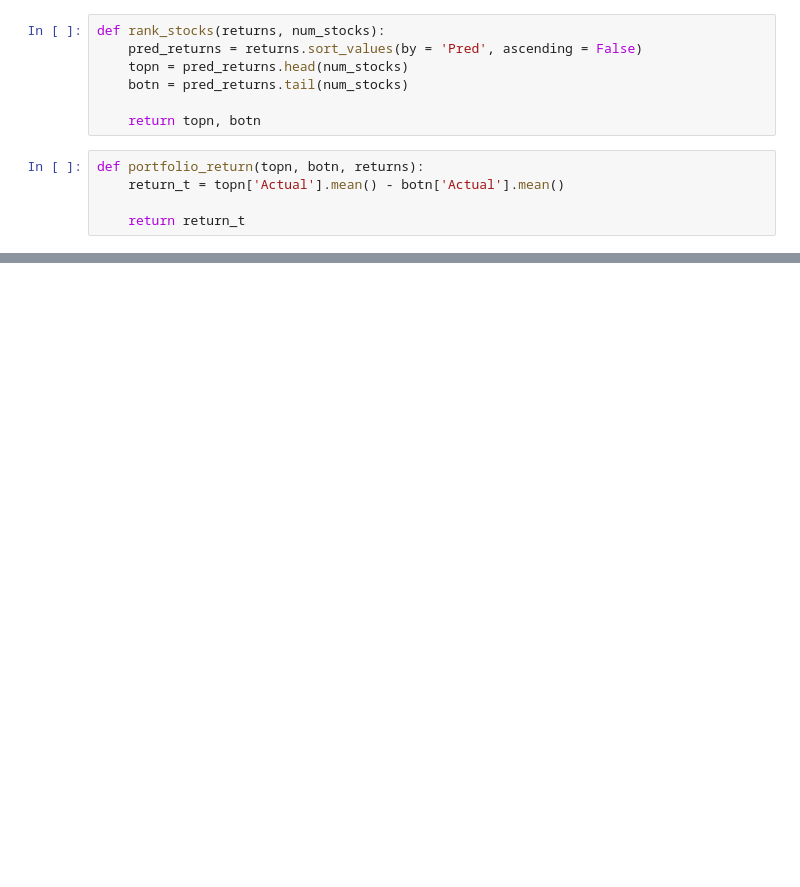
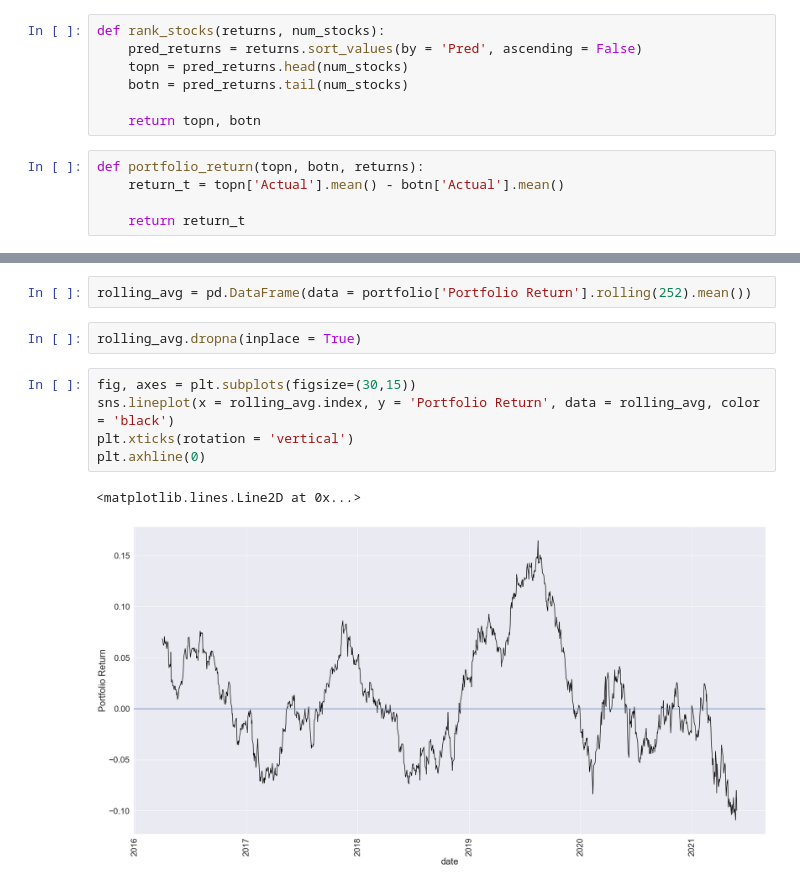
Before and after one commit to jeremylee73/differential-capital, a Jupyter notebook: Integrated Model-RNN.ipynb, the cells around one changed output, grey strips where cells are left out. Saved outputs shown, nothing was run; the diff lists cells and outputs as text; blank space fills up the shorter version.

```diff
--- a/Integrated Model-RNN.ipynb
+++ b/Integrated Model-RNN.ipynb
@@ -224,0 +326,12 @@ portfolio
+# %%
+rolling_avg = pd.DataFrame(data = portfolio['Portfolio Return'].rolling(252).mean())
+# %%
+rolling_avg.dropna(inplace = True)
+# %%
+fig, axes = plt.subplots(figsize=(30,15))
+sns.lineplot(x = rolling_avg.index, y = 'Portfolio Return', data = rolling_avg, color = 'black')
+plt.xticks(rotation = 'vertical')
+plt.axhline(0)
+# %% [output]
+<matplotlib.lines.Line2D at 0x...>
+[figure, added]
```
Also changed, not shown: parts of 13 cells of this notebook, 3 other files.
